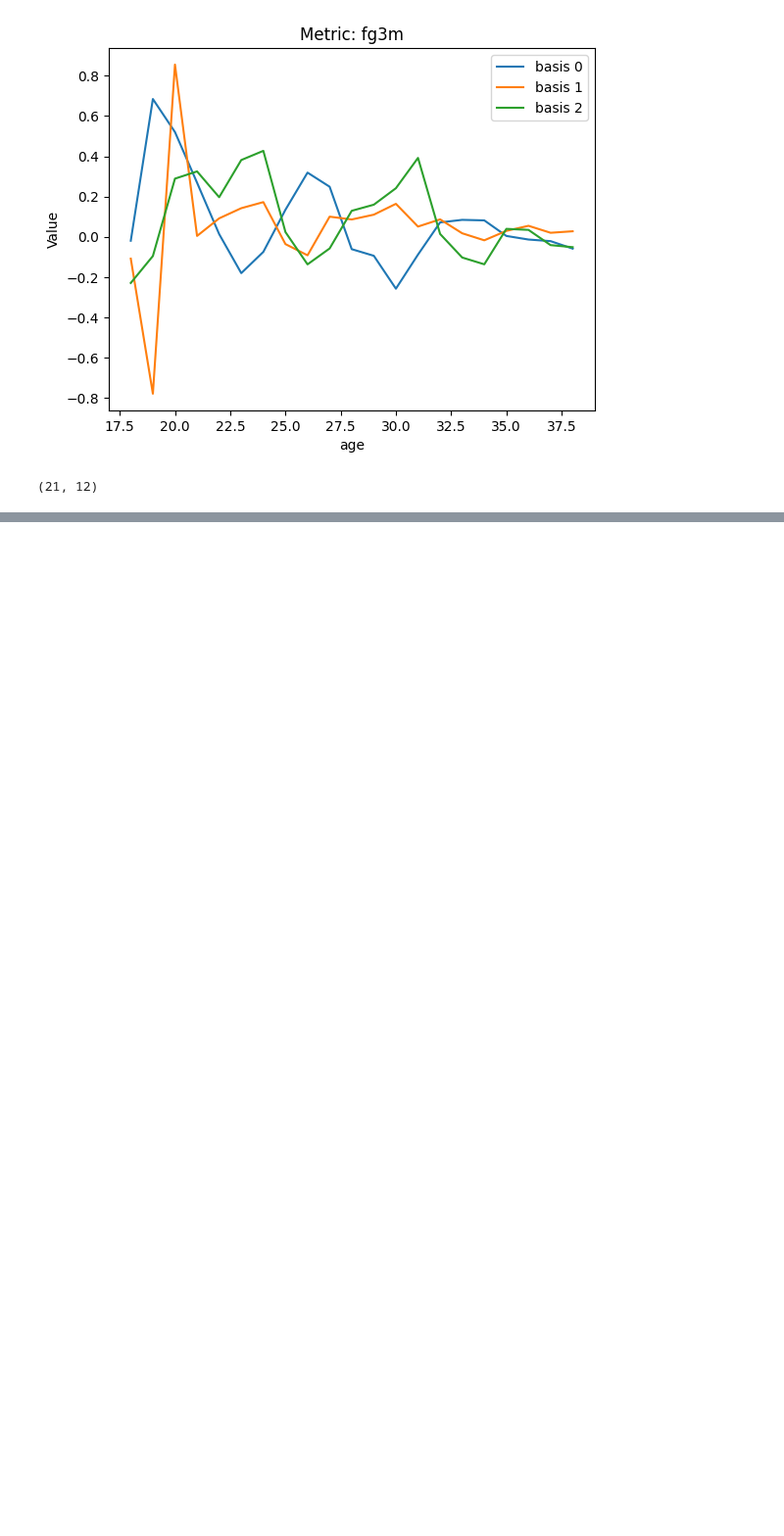
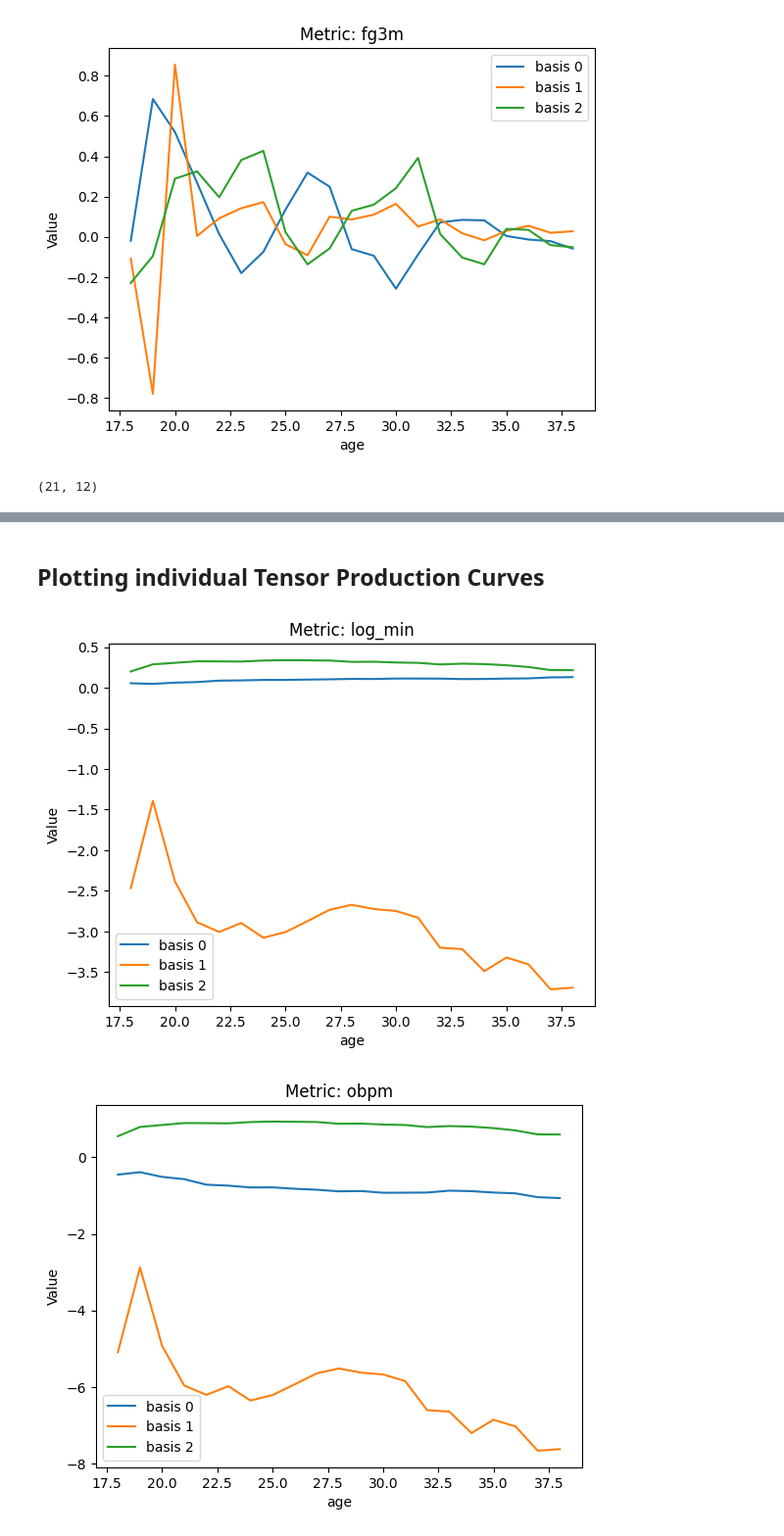
Before and after one commit to abrahme/nba_functional_analysis, a Jupyter notebook: HSGPFunctional.ipynb, the cells around one changed output, grey strips where cells are left out. Shown at 98% size. Cells and saved outputs as stored; diff of their text form; code cells hidden in the pictures; blank space fills up the shorter version.

Commit message:
added probabilistic tensor decomposition

```diff
--- a/HSGPFunctional.ipynb
+++ b/HSGPFunctional.ipynb
@@ -332,0 +398,5 @@ results["alpha_auto_loc"].reshape(int(252/12), -1)
+# %%
+V_pcp = results["V_auto_loc"]
+W_pcp = results["W_auto_loc"]
+alpha = results["alpha_auto_loc"]
+lam = results["lambda_auto_loc"]
@@ -332,0 +407,14 @@ results["alpha_auto_loc"].reshape(int(252/12), -1)
+# %%
+bases_pcp = np.einsum("tr,kr -> tkr", V_pcp,W_pcp)
+bases_sum_pcp = np.einsum("tkr,r -> tk", bases_pcp, lam) + alpha
+# %% [markdown]
+## Plotting individual Tensor Production Curves
+# %%
+for index, metric in enumerate(metrics):
+    _df = pd.DataFrame(bases_pcp[:,index, :] , columns=[f"basis {i}" for i in range(3)])
+    _df["age"] = basis
+    _df.plot(x="age", y=[f"basis {i}" for i in range(3)], xlabel="age",
+         ylabel="Value", title=f"Metric: {metric}")
+# %% [output]
+[figure, added]
+[figure, added]
```
Also changed, not shown: parts of 11 cells of this notebook, 3 other files.
